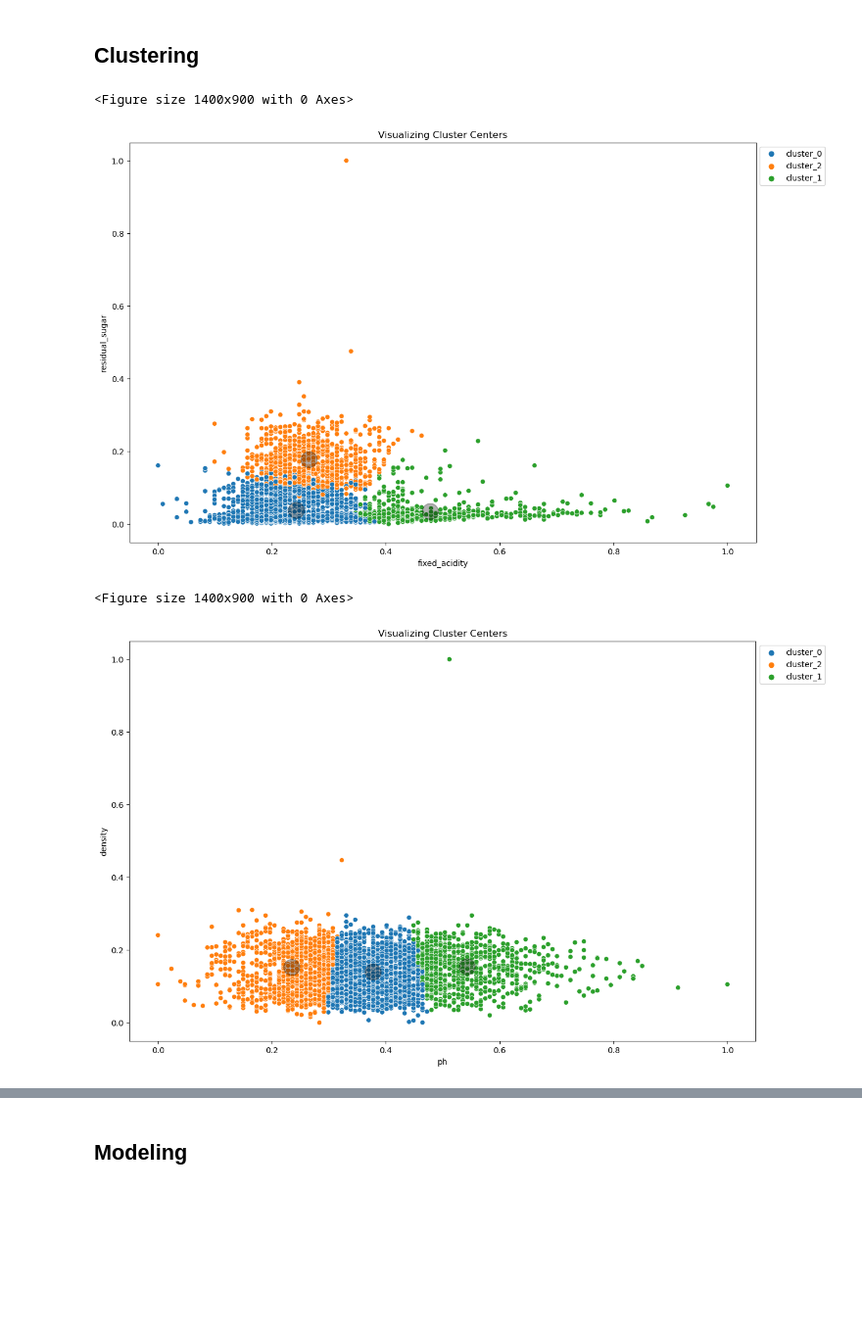
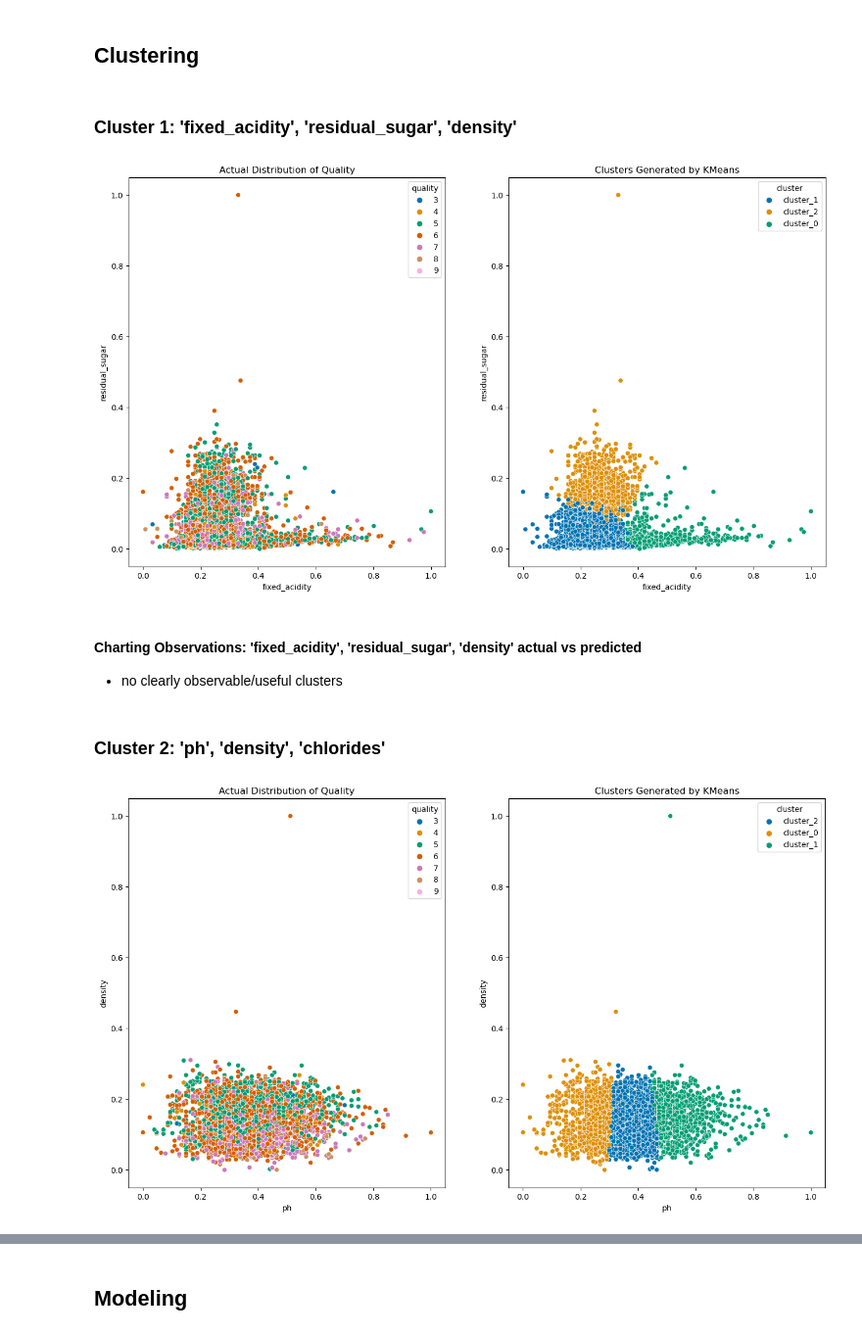
Before and after one commit to Wine-team-scott-and-manuel/wine-project, a Jupyter notebook: final_report .ipynb, the cells around one changed output, grey strips where cells are left out. Shown at 98% size. Cells and saved outputs as stored; diff of their text form; code cells hidden in the pictures; blank space fills up the shorter version.

```diff
--- a/final_report .ipynb
+++ b/final_report .ipynb
@@ -227,13 +229,23 @@ functions.run_citric_acid_ttest(train)
 # %%
 # Scaling
 X_train_scaled, y_train, X_validate_scaled, y_validate, X_test_scaled, y_test = functions.scale_data(train, validate, test, ['alcohol', 'volatile_acidity','sulphates','citric_acid','free_sulfur_dioxide','ph','fixed_acidity','residual_sugar','white','chlorides','density'])
+# %%
+# scale for clusters
+X_train_scaled2 = functions.scale_data_clusters(train)
+# %% [markdown]
+### Cluster 1: 'fixed_acidity', 'residual_sugar', 'density'
 # %%
-new_train1 = functions.find_clusters(X_train_scaled, 'fixed_acidity', 'residual_sugar', 'density')
+# visual for 'fixed_acidity', 'residual_sugar', 'density' actual vs predicted
+new_train1 = functions.find_clusters(X_train_scaled2, 'fixed_acidity', 'residual_sugar', 'density')
 # %% [output]
-<Figure size 1400x900 with 0 Axes>
-[figure, old version]
+[figure, new version]
+# %% [markdown]
+#### Charting Observations: 'fixed_acidity', 'residual_sugar', 'density' actual vs predicted
+* no clearly observable/useful clusters
+# %% [markdown]
+### Cluster 2: 'ph', 'density', 'chlorides'
 # %%
-new_train2 = functions.find_clusters(X_train_scaled, 'ph', 'density', 'chlorides')
+# visual for 'ph', 'density', 'chlorides' actual vs predicted
+new_train2 = functions.find_clusters(X_train_scaled2, 'ph', 'density', 'chlorides')
 # %% [output]
-<Figure size 1400x900 with 0 Axes>
-[figure, old version]
+[figure, new version]
```
Also changed, not shown: parts of 31 cells of this notebook, 2 other files.
